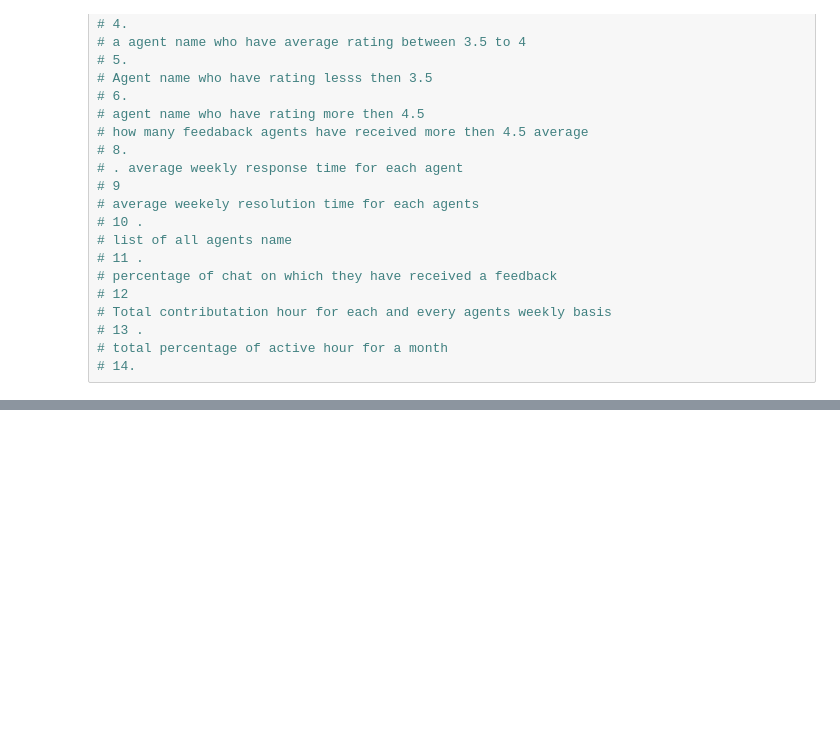
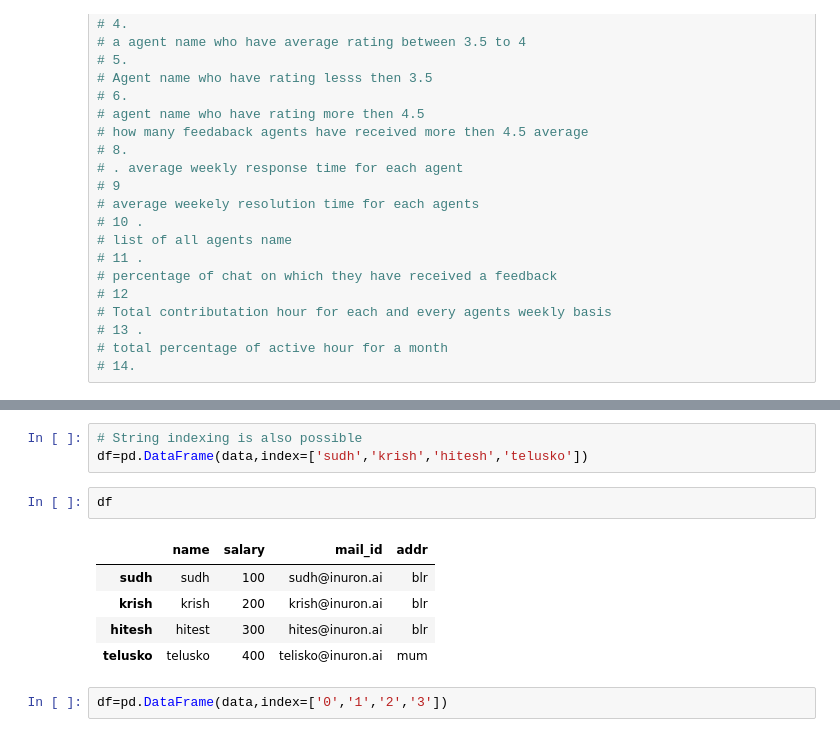
Before and after one commit to guptaayushman24/Ineuron_Python, a Jupyter notebook: Pandas.ipynb, the cells around one changed output, grey strips where cells are left out. Cells and saved outputs as stored; diff of their text form; blank space fills up the shorter version.

```diff
--- a/Pandas.ipynb
+++ b/Pandas.ipynb
@@ -1097,0 +1146,13 @@ df_attribute
+# %%
+# String indexing is also possible
+df=pd.DataFrame(data,index=['sudh','krish','hitesh','telusko'])
+# %%
+df
+# %% [output]
+|  | name | salary | mail_id | addr |
+| sudh | sudh | 100 | sudh@inuron.ai | blr |
+| krish | krish | 200 | krish@inuron.ai | blr |
+| hitesh | hitest | 300 | hites@inuron.ai | blr |
+| telusko | telusko | 400 | telisko@inuron.ai | mum |
+# %%
+df=pd.DataFrame(data,index=['0','1','2','3'])
```
Also changed, not shown: parts of 16 cells of this notebook.
